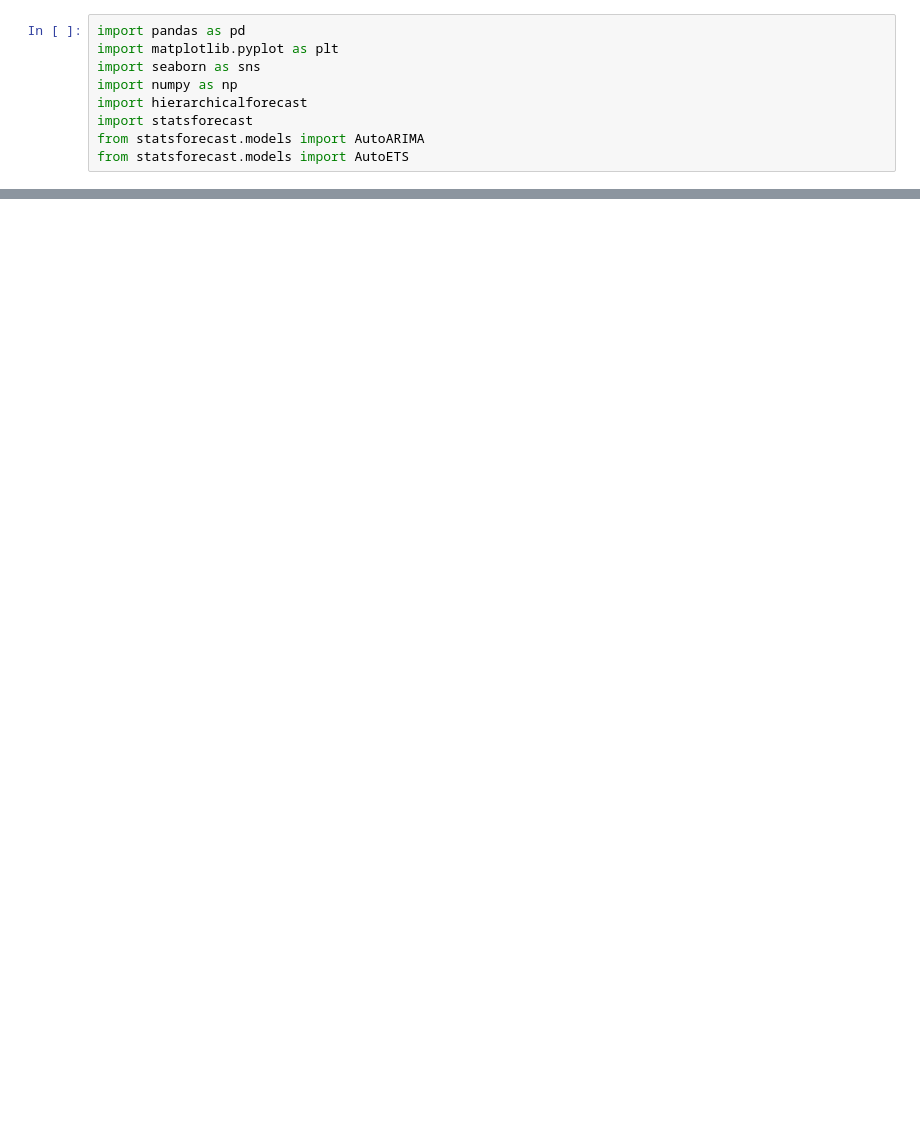
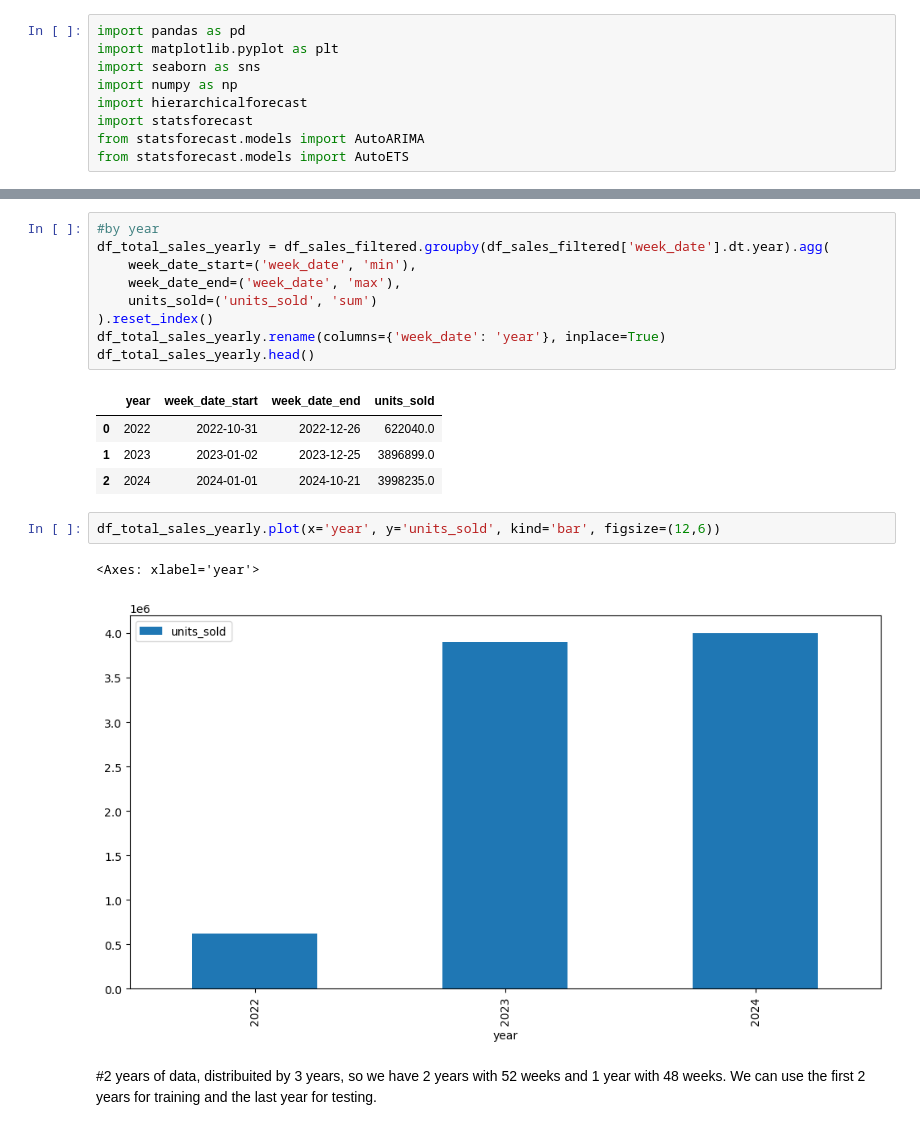
Before and after one commit to eduardozanutti/iqvia-forecast-datascience-case, a Jupyter notebook: notebooks/data_science/eda.ipynb, the cells around one changed output, grey strips where cells are left out. Cells and saved outputs as stored; diff of their text form; blank space fills up the shorter version.

```diff
--- a/notebooks/data_science/eda.ipynb
+++ b/notebooks/data_science/eda.ipynb
@@ -103,0 +132,21 @@ df_vendas[df_vendas['product_name'] == 'Product 1'].groupby(['week_date']).agg({
+# %%
+#by year
+df_total_sales_yearly = df_sales_filtered.groupby(df_sales_filtered['week_date'].dt.year).agg(
+    week_date_start=('week_date', 'min'),
+    week_date_end=('week_date', 'max'),
+    units_sold=('units_sold', 'sum')
+).reset_index()
+df_total_sales_yearly.rename(columns={'week_date': 'year'}, inplace=True)
+df_total_sales_yearly.head()
+# %% [output]
+|  | year | week_date_start | week_date_end | units_sold |
+| 0 | 2022 | 2022-10-31 | 2022-12-26 | 622040.0 |
+| 1 | 2023 | 2023-01-02 | 2023-12-25 | 3896899.0 |
+| 2 | 2024 | 2024-01-01 | 2024-10-21 | 3998235.0 |
+# %%
+df_total_sales_yearly.plot(x='year', y='units_sold', kind='bar', figsize=(12,6))
+# %% [output]
+<Axes: xlabel='year'>
+[figure, added]
+# %% [markdown]
+#2 years of data, distribuited by 3 years, so we have 2 years with 52 weeks and 1 year with 48 weeks. We can use the first 2 years for training and the last year for testing.
```
Also changed, not shown: parts of 60 cells of this notebook.
